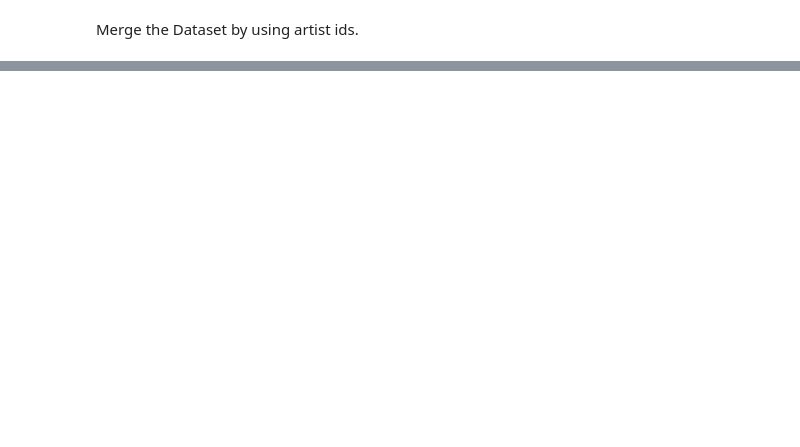
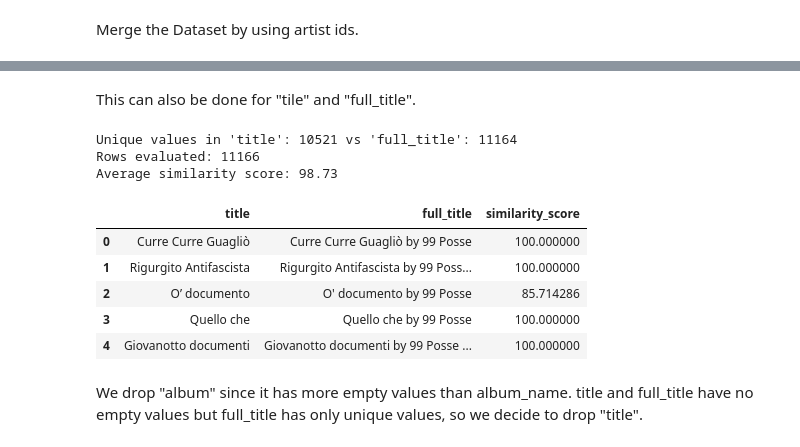
Before and after one commit to simonegrandinetti/ML_first_project, a Jupyter notebook: main_project.ipynb, the cells around one changed output, grey strips where cells are left out. Saved outputs shown, nothing was run; the diff lists cells and outputs as text; code cells hidden in the pictures; blank space fills up the shorter version.

```diff
--- a/main_project.ipynb
+++ b/main_project.ipynb
@@ -44,0 +77,20 @@ df.full_title.value_counts(), df.name.unique().value_counts()
+# %% [markdown]
+This can also be done for "tile" and "full_title".
+# %%
+print(f"Unique values in 'title': {df['title'].nunique()} vs 'full_title': {df['full_title'].nunique()}")
+comparison, score_avg = uf.compare_text_columns(df, "title", "full_title")
+print(f"Rows evaluated: {len(comparison)}")
+print(f"Average similarity score: {score_avg:.2f}")
+comparison.head()
+# %% [output]
+Unique values in 'title': 10521 vs 'full_title': 11164
+Rows evaluated: 11166
+Average similarity score: 98.73
+|  | title | full_title | similarity_score |
+| 0 | Curre Curre Guagliò | Curre Curre Guagliò by 99 Posse | 100.000000 |
+| 1 | Rigurgito Antifascista | Rigurgito Antifascista by 99 Poss... | 100.000000 |
+| 2 | O’ documento | O' documento by 99 Posse | 85.714286 |
+| 3 | Quello che | Quello che by 99 Posse | 100.000000 |
+| 4 | Giovanotto documenti | Giovanotto documenti by 99 Posse ... | 100.000000 |
+# %% [markdown]
+We drop "album" since it has more empty values than album_name. title and full_title have no empty values but full_title has only unique values, so we decide to drop "title".
```
Also changed, not shown: parts of 8 cells of this notebook, 2 other files.
